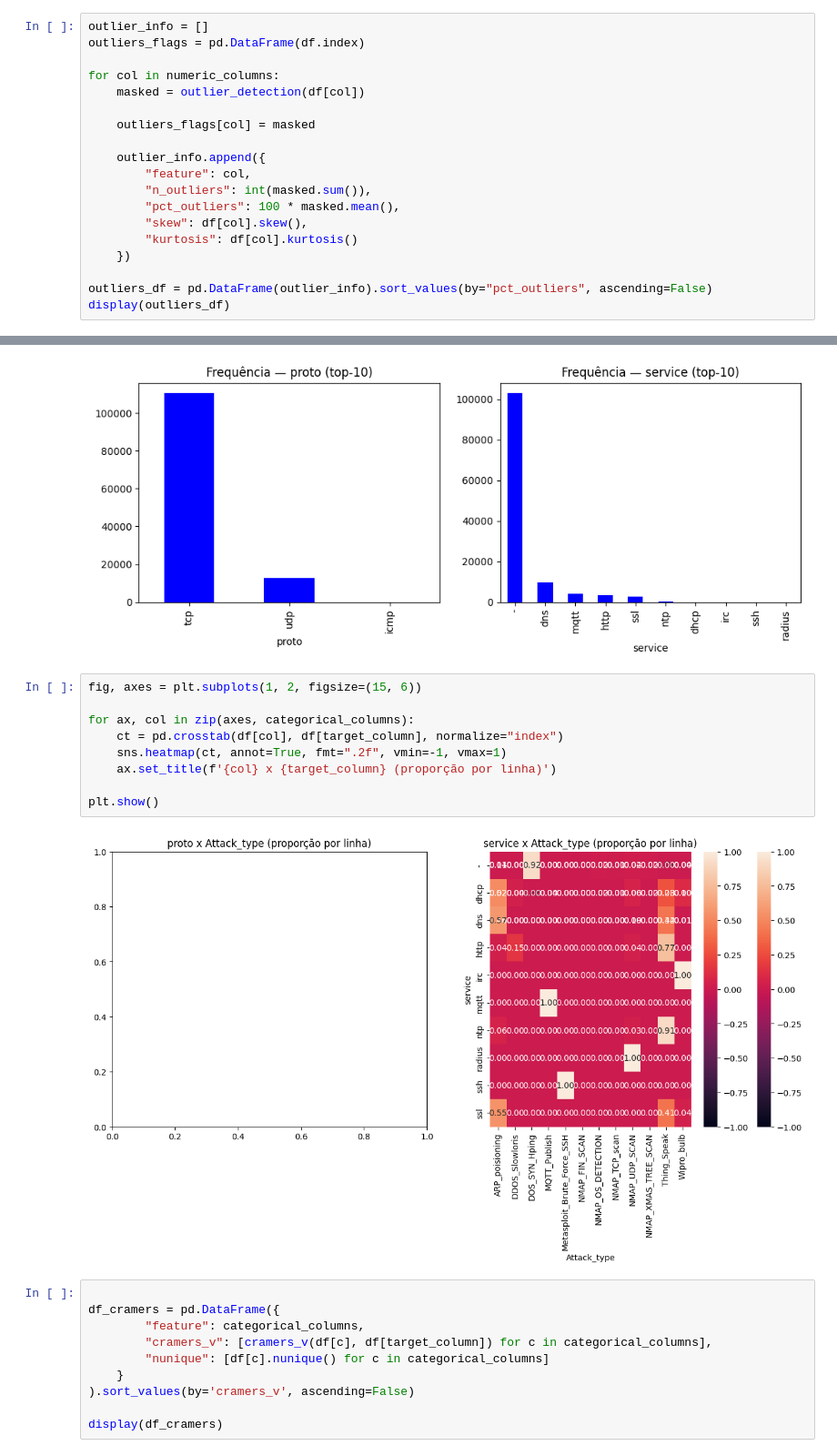
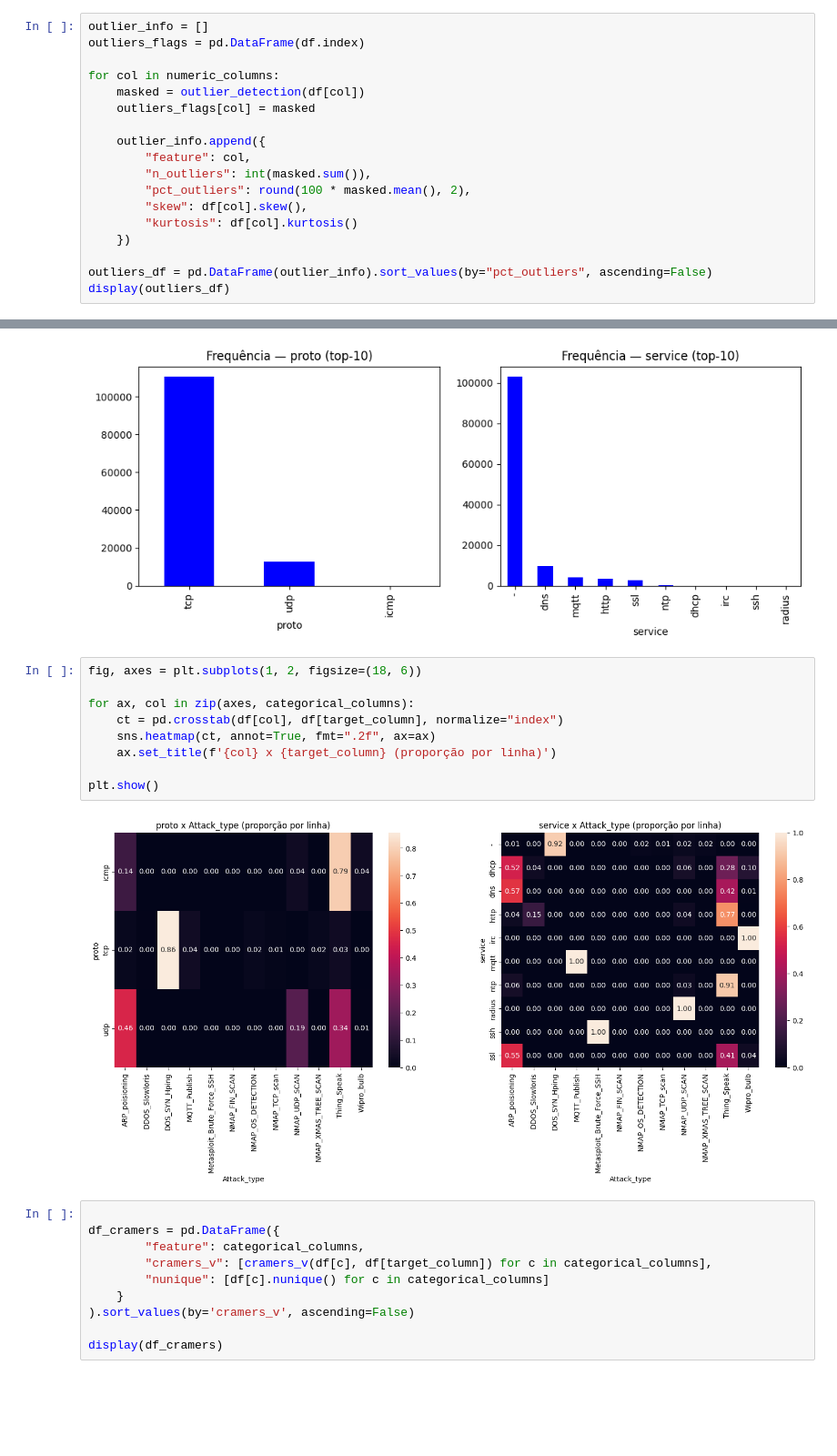
Before and after one commit to MBA-Data-Science-Unifor/IoT-Guard, a Jupyter notebook: artifacts/notebooks/01_EDA_v1.ipynb, the cells around one changed output, grey strips where cells are left out. Shown at 91% size. Saved outputs shown, nothing was run; the diff lists cells and outputs as text; blank space fills up the shorter version.

```diff
--- a/artifacts/notebooks/01_EDA_v1.ipynb
+++ b/artifacts/notebooks/01_EDA_v1.ipynb
@@ -345,13 +347,12 @@ outliers_flags = pd.DataFrame(df.index)
 
 for col in numeric_columns:
     masked = outlier_detection(df[col])
-
     outliers_flags[col] = masked
 
     outlier_info.append({
         "feature": col,
         "n_outliers": int(masked.sum()),
-        "pct_outliers": 100 * masked.mean(),
+        "pct_outliers": round(100 * masked.mean(), 2),
         "skew": df[col].skew(),
         "kurtosis": df[col].kurtosis()
     })
@@ -496,16 +497,16 @@ plt.show()
 # %% [output]
 [figure]
 # %%
-fig, axes = plt.subplots(1, 2, figsize=(15, 6))
+fig, axes = plt.subplots(1, 2, figsize=(18, 6))
 
 for ax, col in zip(axes, categorical_columns):
     ct = pd.crosstab(df[col], df[target_column], normalize="index")
-    sns.heatmap(ct, annot=True, fmt=".2f", vmin=-1, vmax=1)
+    sns.heatmap(ct, annot=True, fmt=".2f", ax=ax)
     ax.set_title(f'{col} x {target_column} (proporção por linha)')
 
 plt.show()
 # %% [output]
-[figure, old version]
+[figure, new version]
 # %%
 
 df_cramers = pd.DataFrame({
```
Also changed, not shown: parts of 10 cells of this notebook, 3 other files.
